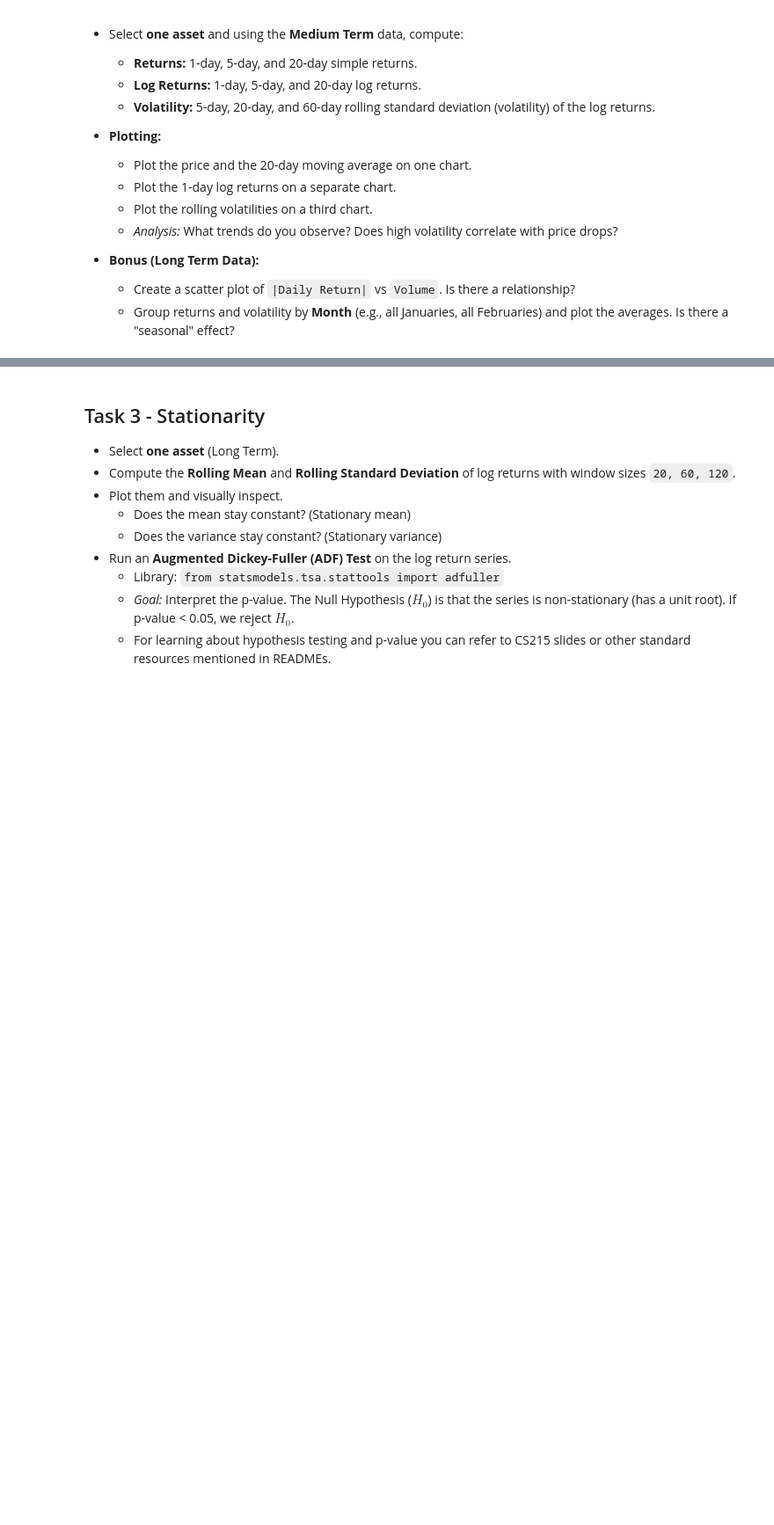
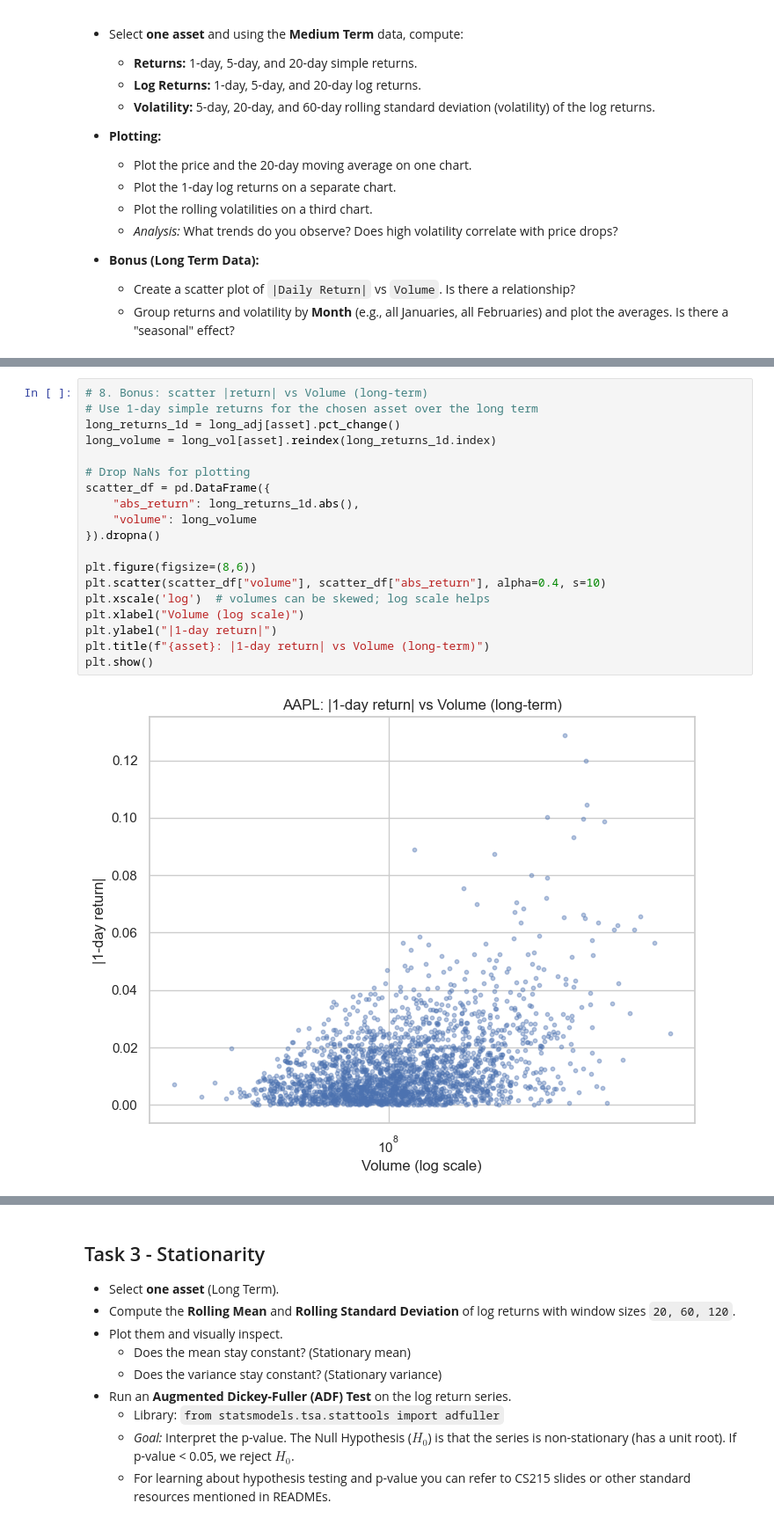
Before and after one commit to parthchafle10/Predict2Optimize-WiDS-2025, a Jupyter notebook: week1/task1.ipynb, the cells around one changed output, grey strips where cells are left out. Shown at 88% size. Saved outputs shown, nothing was run; the diff lists cells and outputs as text; blank space fills up the shorter version.

```diff
--- a/week1/task1.ipynb
+++ b/week1/task1.ipynb
@@ -32,0 +234,21 @@ The goal for this week is to gain familiarity with financial data, analyze commo
+# %%
+# 8. Bonus: scatter |return| vs Volume (long-term)
+# Use 1-day simple returns for the chosen asset over the long term
+long_returns_1d = long_adj[asset].pct_change()
+long_volume = long_vol[asset].reindex(long_returns_1d.index)
+
+# Drop NaNs for plotting
+scatter_df = pd.DataFrame({
+    "abs_return": long_returns_1d.abs(),
+    "volume": long_volume
+}).dropna()
+
+plt.figure(figsize=(8,6))
+plt.scatter(scatter_df["volume"], scatter_df["abs_return"], alpha=0.4, s=10)
+plt.xscale('log')  # volumes can be skewed; log scale helps
+plt.xlabel("Volume (log scale)")
+plt.ylabel("|1-day return|")
+plt.title(f"{asset}: |1-day return| vs Volume (long-term)")
+plt.show()
+# %% [output]
+[figure, added]
```
Also changed, not shown: parts of 22 cells of this notebook.
